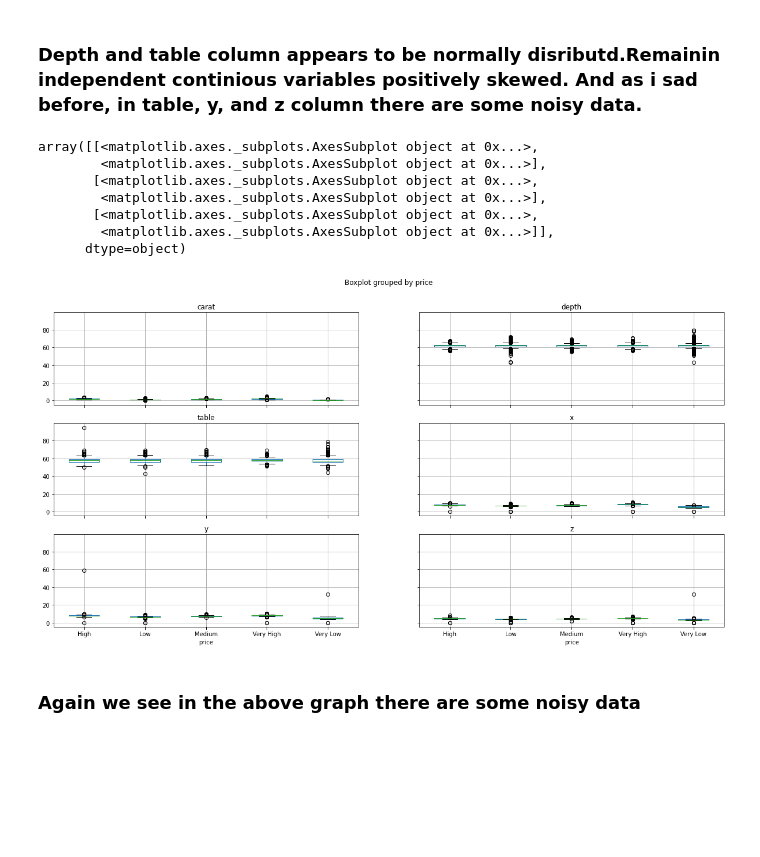
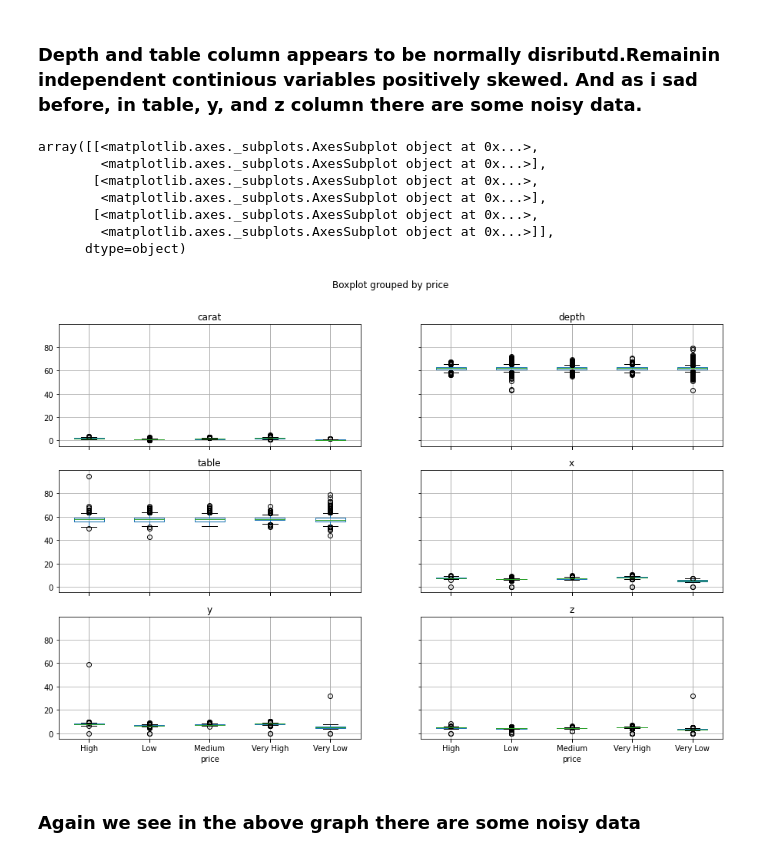
Before and after one commit to ResulKayim/GlobalAIHubMachineLearningCourse, a Jupyter notebook: Final Project/Final Project.ipynb, the cells around one changed output. Drawn from its saved outputs; the diff is of its cells as text; code cells hidden in the pictures; blank space fills up the shorter version.

```diff
--- a/Final Project/Final Project.ipynb
+++ b/Final Project/Final Project.ipynb
@@ -116,16 +118,16 @@ for i, column in enumerate(data.describe().columns):
 ### Depth and table column appears to be normally disributd.Remainin independent continious variables positively skewed. And as i sad before, in table, y, and z column there are some noisy data.
 # %%
 #Box Plot Graph
-data.boxplot(by='price', column=['carat', 'depth', 'table', 'x', 'y', 'z'], grid=True)
+data.boxplot(by='price', column=['carat', 'depth', 'table', 'x', 'y', 'z'], grid=True, figsize=(15,10))
 # %% [output]
 array([[<matplotlib.axes._subplots.AxesSubplot object at 0x...>,
         <matplotlib.axes._subplots.AxesSubplot object at 0x...>],
        [<matplotlib.axes._subplots.AxesSubplot object at 0x...>,
         <matplotlib.axes._subplots.AxesSubplot object at 0x...>],
        [<matplotlib.axes._subplots.AxesSubplot object at 0x...>,
         <matplotlib.axes._subplots.AxesSubplot object at 0x...>]],
       dtype=object)
-[figure, old version]
+[figure, new version]
 # %% [markdown]
 ### Again we see in the above graph there are some noisy data
 # %%
```
Also changed, not shown: parts of 28 cells of this notebook.
